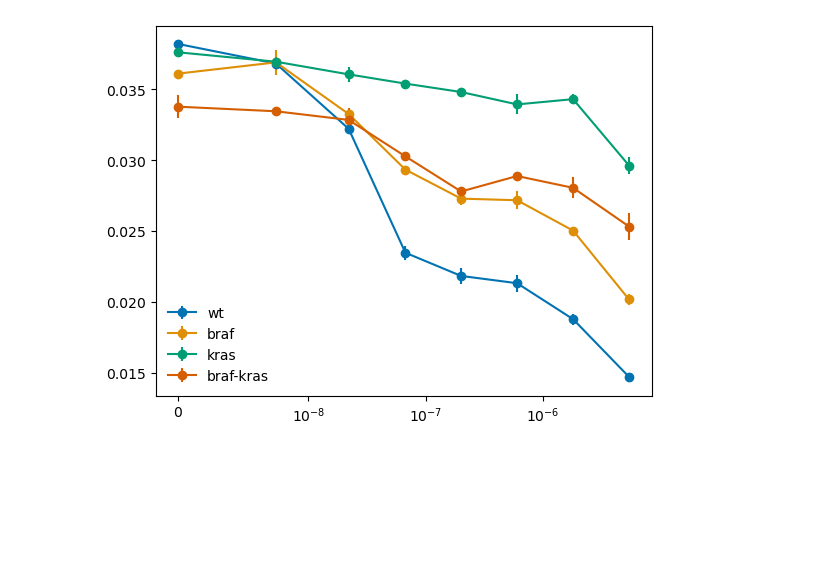
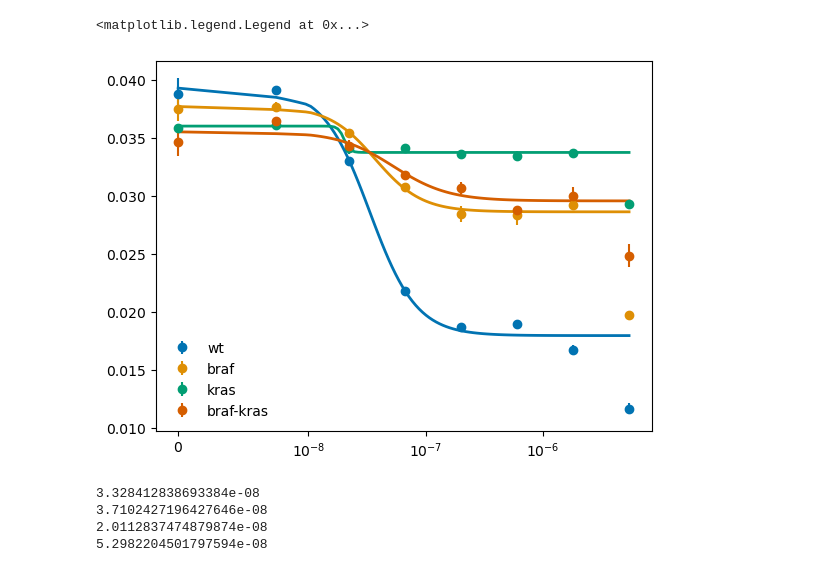
Before and after one commit to eshanking/msw_analysis, a Jupyter notebook: cancer_seascape_est_new.ipynb, the cells around one changed output. Saved outputs shown, nothing was run; the diff lists cells and outputs as text; code cells hidden in the pictures; blank space fills up the shorter version.

```diff
--- a/cancer_seascape_est_new.ipynb
+++ b/cancer_seascape_est_new.ipynb
@@ -115,9 +126,11 @@ col_key_genotype = {'2':'wt',
 # %%
-slope_est_options = {'exclude':1,'window':5,'step':2,'thresh':0.5}
+# slope_est_options = {'exclude':1,'window':5,'step':2,'thresh':0.5}
+slope_est_options = {'exclude':3,'window':5,'step':2,'thresh':0.65}
 
 for plate_indx in range(len(data_dict_list)):
     # check if the plate is a 'c' plate
 
+    # if data_file_names[plate_indx][0:2] == '1c' or data_file_names[plate_indx][0:2] == '2c':
     if data_file_names[plate_indx][1] == 'c':
         plot_plate(data_dict_list[plate_indx],col_list=col_list,row_list=row_list,
                 col_key_color=col_key_color,col_key_genotype=col_key_genotype,
@@ -205,17 +346,50 @@ for conc in gefitib_dict.keys():
 # %%
 fig,ax = plt.subplots()
-genotypes = ['wt','braf','kras','braf-kras']
+xfit = np.logspace(np.min(np.log10(gefitinib_conc[1:])),np.max(np.log10(gefitinib_conc)),100)
+
+# append 0 to the left of the xfit array
+
+xfit = np.append(0,xfit)
+
+dr_params = []
+
+genotype_gr_dict = {}
 
 for gen_indx in range(4):
     genotype = genotypes[gen_indx]
+    # auc_list = []
     gr_list = []
     err_list = []
+    dict_t = {}
     for conc in gefitinib_conc:
         gr_list.append(gr_dict[conc][genotype][0])
         err_list.append(gr_dict[conc][genotype][1])
-    ax.errorbar(gefitinib_conc,gr_list,yerr=err_list,color=color_dict[genotype],marker='o',label=genotype)
 
+    popt,pcov = est_dr_params(gefitinib_conc[0:-1],gr_list[0:-1])
+
+    ax.errorbar(gefitinib_conc,gr_list,yerr=err_list,color=color_dict[genotype],
+                marker='o',label=genotype,linestyle='')
+
+    yfit = hill_fn(xfit,*popt)
+
+    ax.plot(xfit,yfit,color=color_dict[genotype],linewidth=2)
+
+    dr_params.append(popt)
+    dict_t['err'] = err_list
+    dict_t['gr'] = gr_list
+
+    genotype_gr_dict[genotype] = dict_t
+
+ax.set_xscale('symlog',linthresh=10**-8)
 ax.legend(frameon=False)
-ax.set_xscale('symlog',linthresh=10**-8)
 # %% [output]
+<matplotlib.legend.Legend at 0x...>
-[figure, old version]
+[figure, new version]
+# %%
+for dr_t in dr_params:
+    print(dr_t[3])
+# %% [output]
+3.328412838693384e-08
+3.7102427196427646e-08
+2.0112837474879874e-08
+5.2982204501797594e-08
```
Also changed, not shown: parts of 8 cells of this notebook, 3 other files.
